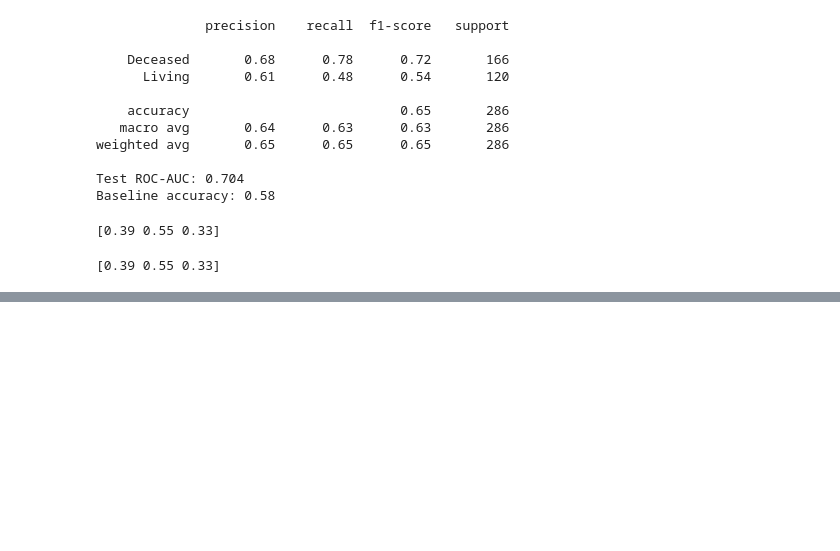
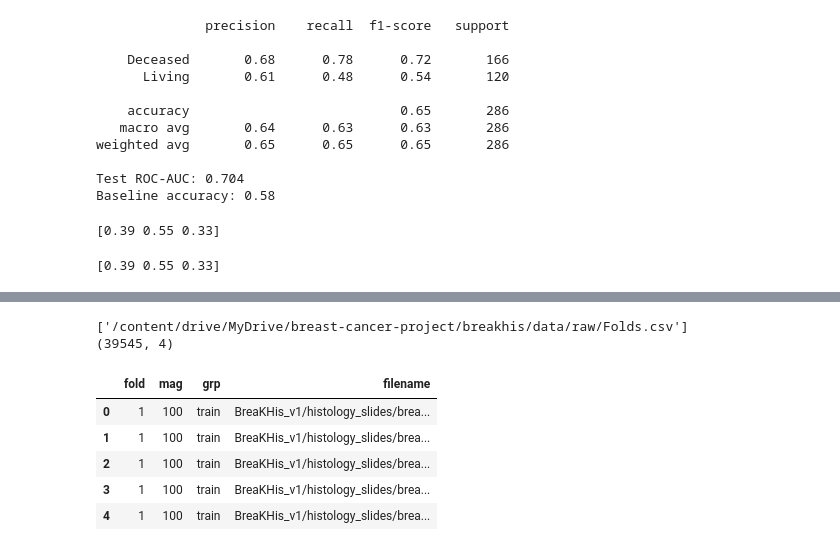
Before and after one commit to ParthHarde/breast-cancer-project, a Jupyter notebook: metabric/01_metabric_data.ipynb, the cells around one changed output, grey strips where cells are left out. Cells and saved outputs as stored; diff of their text form; code cells hidden in the pictures; blank space fills up the shorter version.

```diff
--- a/metabric/01_metabric_data.ipynb
+++ b/metabric/01_metabric_data.ipynb
@@ -1142,0 +1196,16 @@ print(loaded.predict_proba(X_test[final_feats].iloc[:3])[:, 1].round(2))
+# %%
+import pandas as pd
+folds = glob.glob(f"{RAW}/**/Folds.csv", recursive=True)
+print(folds)
+f = pd.read_csv(folds[0])
+print(f.shape)
+f.head()
+# %% [output]
+['/content/drive/MyDrive/breast-cancer-project/breakhis/data/raw/Folds.csv']
+(39545, 4)
+|  | fold | mag | grp | filename |
+| 0 | 1 | 100 | train | BreaKHis_v1/histology_slides/brea... |
+| 1 | 1 | 100 | train | BreaKHis_v1/histology_slides/brea... |
+| 2 | 1 | 100 | train | BreaKHis_v1/histology_slides/brea... |
+| 3 | 1 | 100 | train | BreaKHis_v1/histology_slides/brea... |
+| 4 | 1 | 100 | train | BreaKHis_v1/histology_slides/brea... |
```
Also changed, not shown: parts of 9 cells of this notebook.
